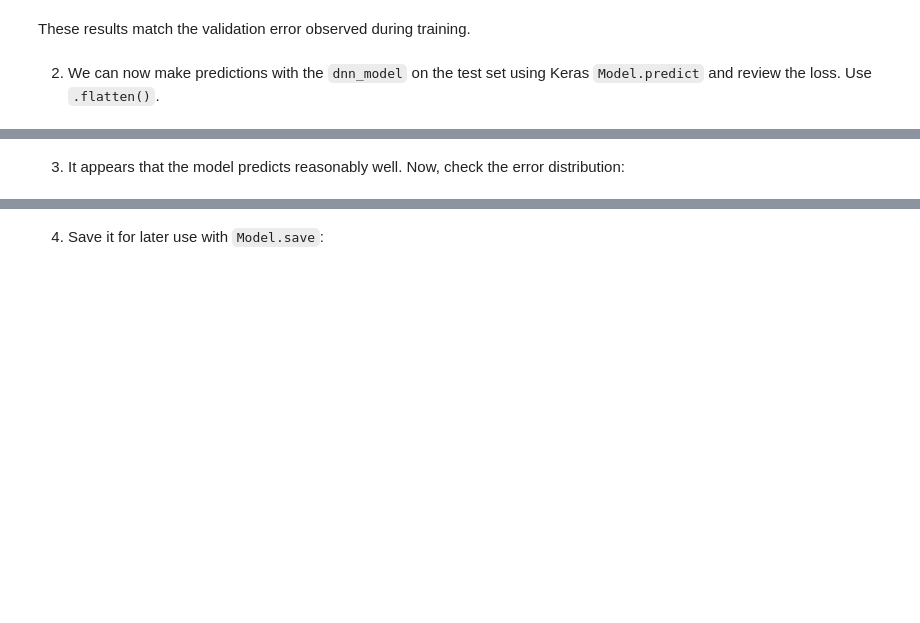
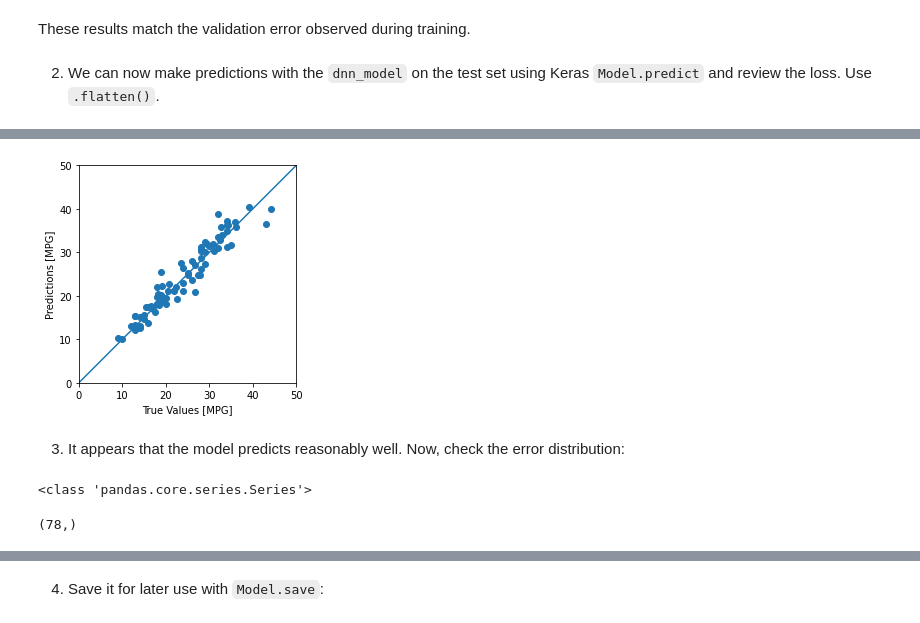
Before and after one commit to patrickmgebhard/MLE-11, a Jupyter notebook: assignments/week-07-intro-dl/nb/fuel_efficiency.ipynb, the cells around one changed output, grey strips where cells are left out. Cells and saved outputs as stored; diff of their text form; code cells hidden in the pictures; blank space fills up the shorter version.

```diff
--- a/assignments/week-07-intro-dl/nb/fuel_efficiency.ipynb
+++ b/assignments/week-07-intro-dl/nb/fuel_efficiency.ipynb
@@ -345,9 +344,13 @@ The code is very similar except the model is expanded to include some "hidden" *
 
 1. Include the model and `compile` method in the `build_and_compile_model` function below.
 # %%
+# Ask in office hours why do you create a function here
 def build_and_compile_model(norm):
     model = tf.keras.Sequential([
-        # YOUR CODE HERE
+        normalizer,
+        tf.keras.layers.Dense(units=64, activation='relu'),
+        tf.keras.layers.Dense(units=64, activation='relu'),
+        tf.keras.layers.Dense(units=1)
     ])
 
     model.compile(loss='mean_absolute_error',
@@ -360,2 +361,4 @@ dnn_model = None # YOUR CODE HERE
+# %%
+dnn_model = build_and_compile_model(input)
 # %% [markdown]
 3. Inspect the model using `Model.summary()`. This model has quite a few more trainable parameters than the linear models:
@@ -369,4 +391,4 @@ history = dnn_model.fit(
     train_features,
     train_labels,
     validation_split=0.2,
-    verbose=0, epochs=100)
+    verbose=0, epochs=200)
@@ -393,7 +429,8 @@ These results match the validation error observed during training.
 # %% [markdown]
 2. We can now make predictions with the `dnn_model` on the test set using Keras `Model.predict` and review the loss. Use `.flatten()`.
 # %%
-test_predictions = None # YOUR CODE HERE
+dnn_model.add(tf.keras.layers.Flatten())
+test_predictions = dnn_model.predict(test_features)
 
 a = plt.axes(aspect='equal')
 plt.scatter(test_labels, test_predictions)
@@ -403,3 +440,4 @@ lims = [0, 50]
 plt.xlim(lims)
 plt.ylim(lims)
 _ = plt.plot(lims, lims)
+# %% [output]
@@ -406,2 +445,9 @@ _ = plt.plot(lims, lims)
+[figure, added]
 # %% [markdown]
 3. It appears that the model predicts reasonably well. Now, check the error distribution:
+# %%
+print(type(test_labels))
+test_labels.shape
+# %% [output]
+<class 'pandas.core.series.Series'>
+(78,)
```
Also changed, not shown: parts of 28 cells of this notebook, 3 other files.
